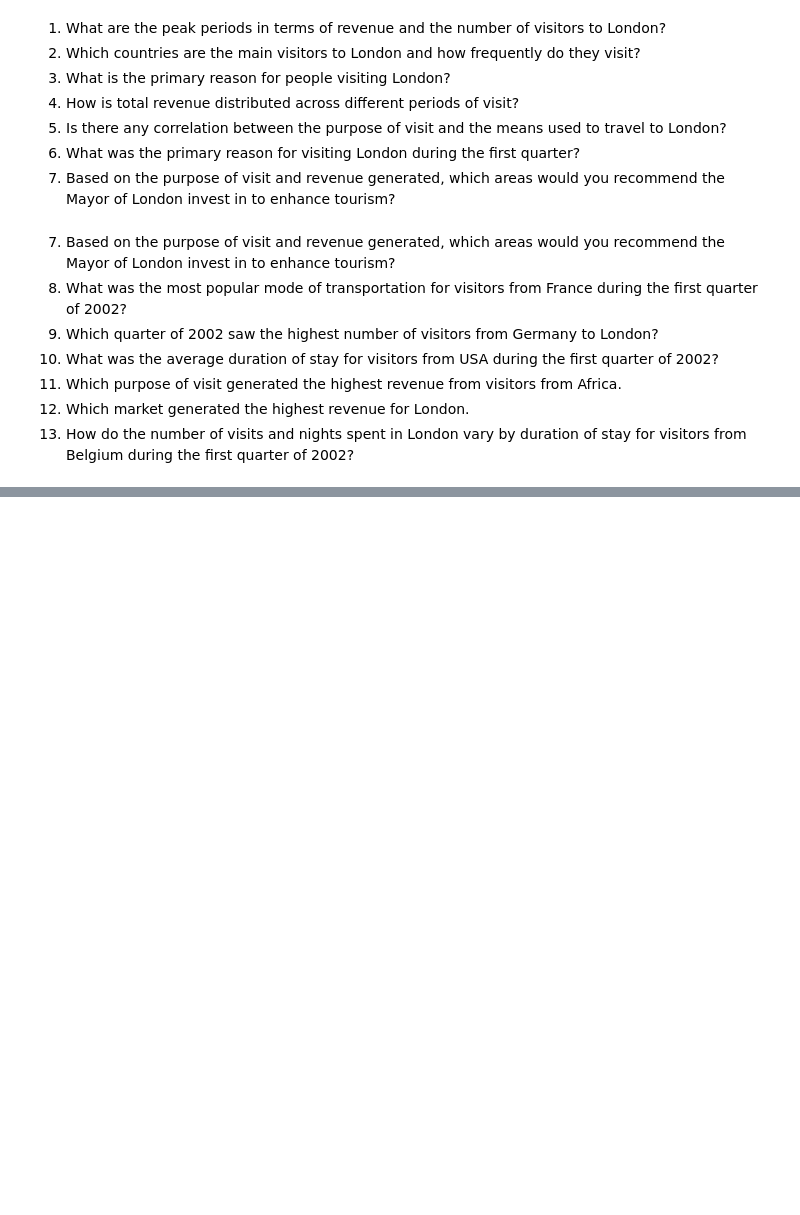
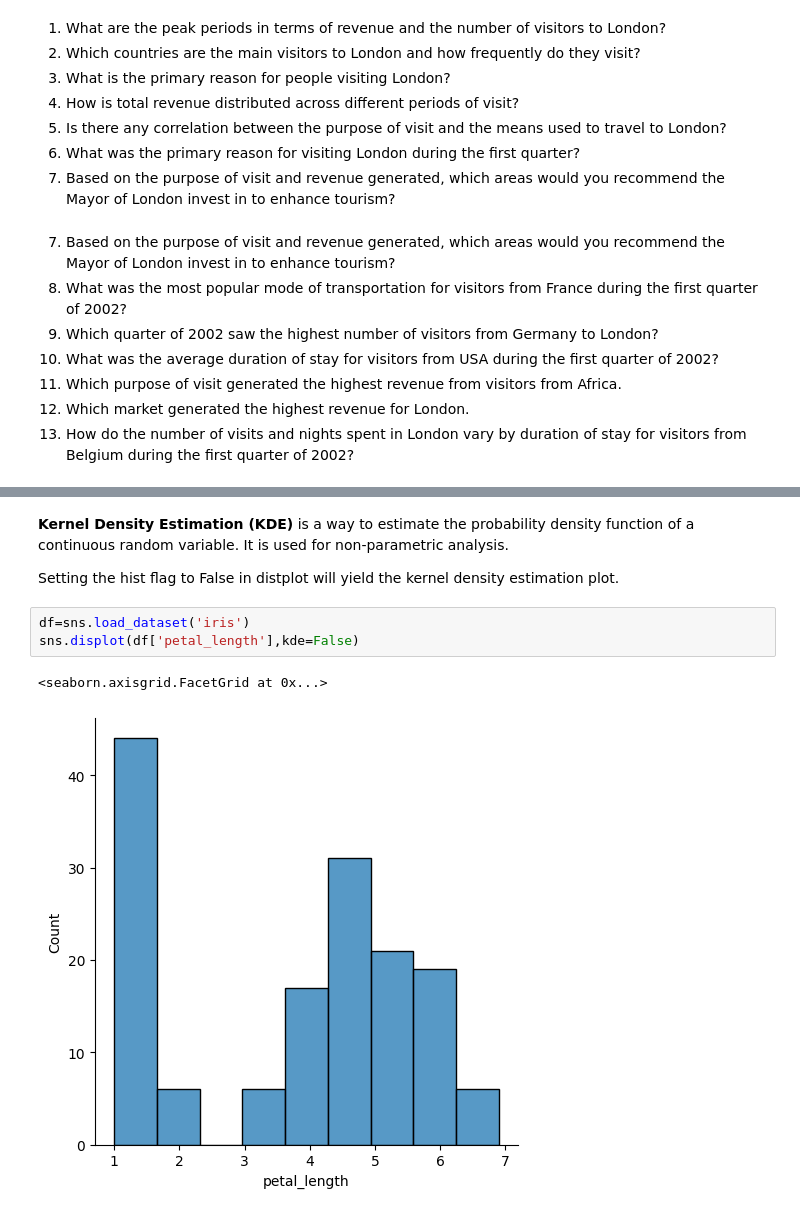
Before and after one commit to LangatMark/DataScience, a Jupyter notebook: trial/data visualization with Matplotlib, seaborn.ipynb, the cells around one changed output, grey strips where cells are left out. Drawn from its saved outputs; the diff is of its cells as text; blank space fills up the shorter version.

```diff
--- a/trial/data visualization with Matplotlib, seaborn.ipynb
+++ b/trial/data visualization with Matplotlib, seaborn.ipynb
@@ -1034,0 +1121,10 @@ of stay for visitors from USA during the first quarter of 2002?
+# %% [markdown]
+**Kernel Density Estimation (KDE)** is a way to estimate the probability density function of a continuous random variable. It is used for non-parametric analysis.
+
+Setting the hist flag to False in distplot will yield the kernel density estimation plot.
+# %%
+df=sns.load_dataset('iris')
+sns.displot(df['petal_length'],kde=False)
+# %% [output]
+<seaborn.axisgrid.FacetGrid at 0x...>
+[figure, added]
```
Also changed, not shown: parts of 73 cells of this notebook.
